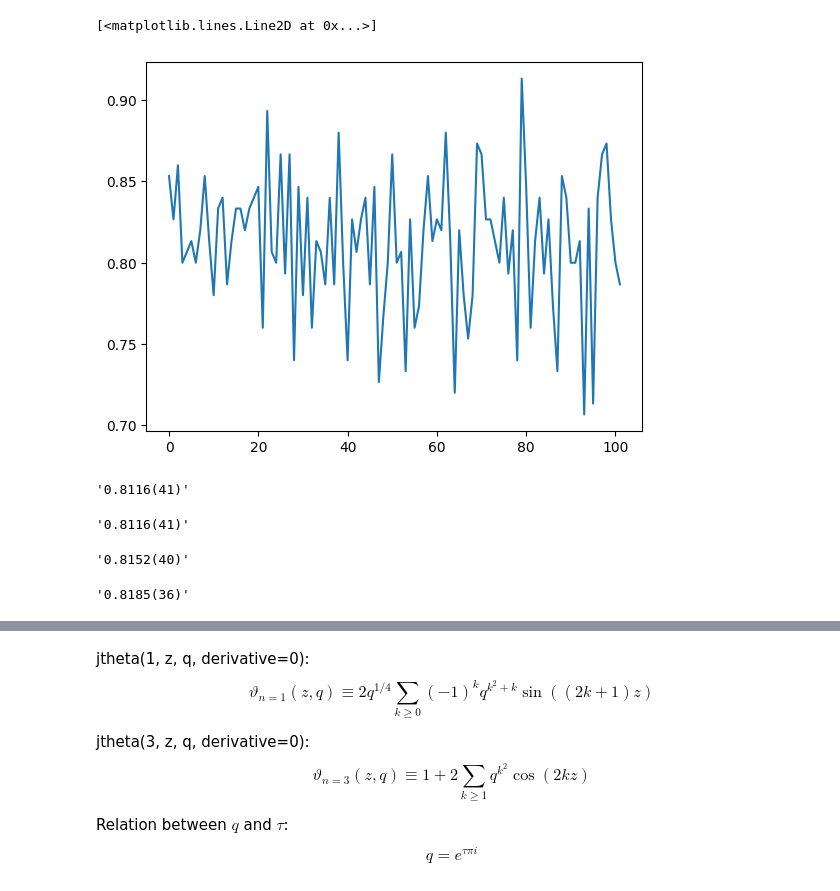
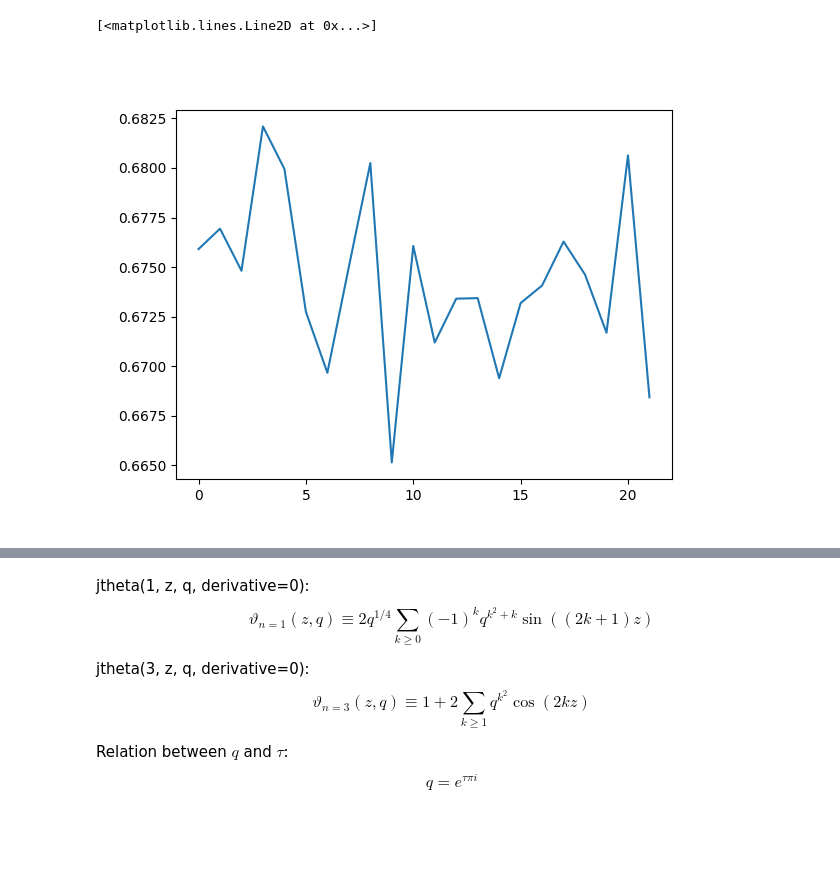
Before and after one commit to nobuyukimatsumoto68/hex, a Jupyter notebook: analysis.ipynb, the cells around one changed output, grey strips where cells are left out. Saved outputs shown, nothing was run; the diff lists cells and outputs as text; code cells hidden in the pictures; blank space fills up the shorter version.

```diff
--- a/analysis.ipynb
+++ b/analysis.ipynb
@@ -255,8 +285,8 @@ def ss_corr_analytic(z):
 # %%
-directory1="./data_Lx48Ly96nu1/"
-directory2="./data_Lx48Ly96nu2/"
-directory3="./data_Lx48Ly96nu3/"
-directory4="./data_Lx48Ly96nu4/"
+directory1="./data_Lx"+str(Lx)+"Ly"+str(Ly)+"nu1/"
+directory2="./data_Lx"+str(Lx)+"Ly"+str(Ly)+"nu2/"
+directory3="./data_Lx"+str(Lx)+"Ly"+str(Ly)+"nu3/"
+directory4="./data_Lx"+str(Lx)+"Ly"+str(Ly)+"nu4/"
 
 ss_corr1 = np.array([np.loadtxt(directory1+"ss_corr_"+str(i)+".dat") for i in range(1, Nbintot+1)])
 ss_corr2 = np.array([np.loadtxt(directory2+"ss_corr_"+str(i)+".dat") for i in range(1, Nbintot+1)])
@@ -378,25 +300,6 @@ ssC = np.array([np.loadtxt(directory+"ssC_"+str(i)+".dat") for i in range(1, Nbi
-# %%
-plt.plot(ssA)
-# %% [output]
-[<matplotlib.lines.Line2D at 0x...>]
-[figure, removed]
-# %%
-jk = Jackknife( Nbin, binsize, ssA[nskip:] )
-format_print(jk.mean(), jk.err())
-# %% [output]
-'0.8116(41)'
-# %%
-jk = Jackknife( Nbin, binsize, ssA[nskip:] )
-format_print(jk.mean(), jk.err())
-# %% [output]
-'0.8116(41)'
-# %%
-jk = Jackknife( Nbin, binsize, ssB[nskip:] )
-format_print(jk.mean(), jk.err())
-# %% [output]
-'0.8152(40)'
-# %%
-jk = Jackknife( Nbin, binsize, ssC[nskip:] )
-format_print(jk.mean(), jk.err())
-# %% [output]
-'0.8185(36)'
+# %%
+plt.close()
+plt.plot(ss_corr1[:,1,1])
+# %% [output]
+[<matplotlib.lines.Line2D at 0x...>]
+[figure, added]
```
Also changed, not shown: parts of 58 cells of this notebook, 2 other files.
